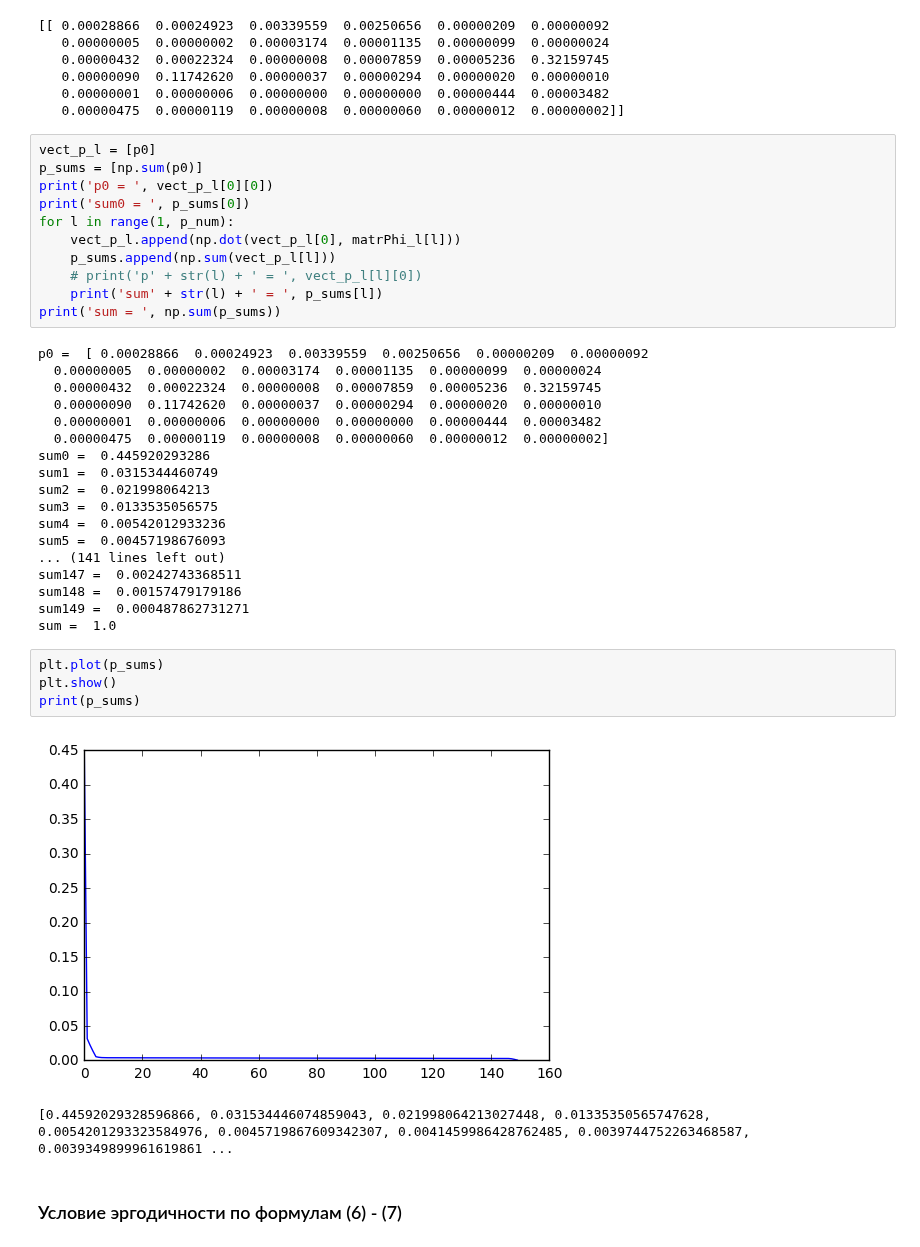
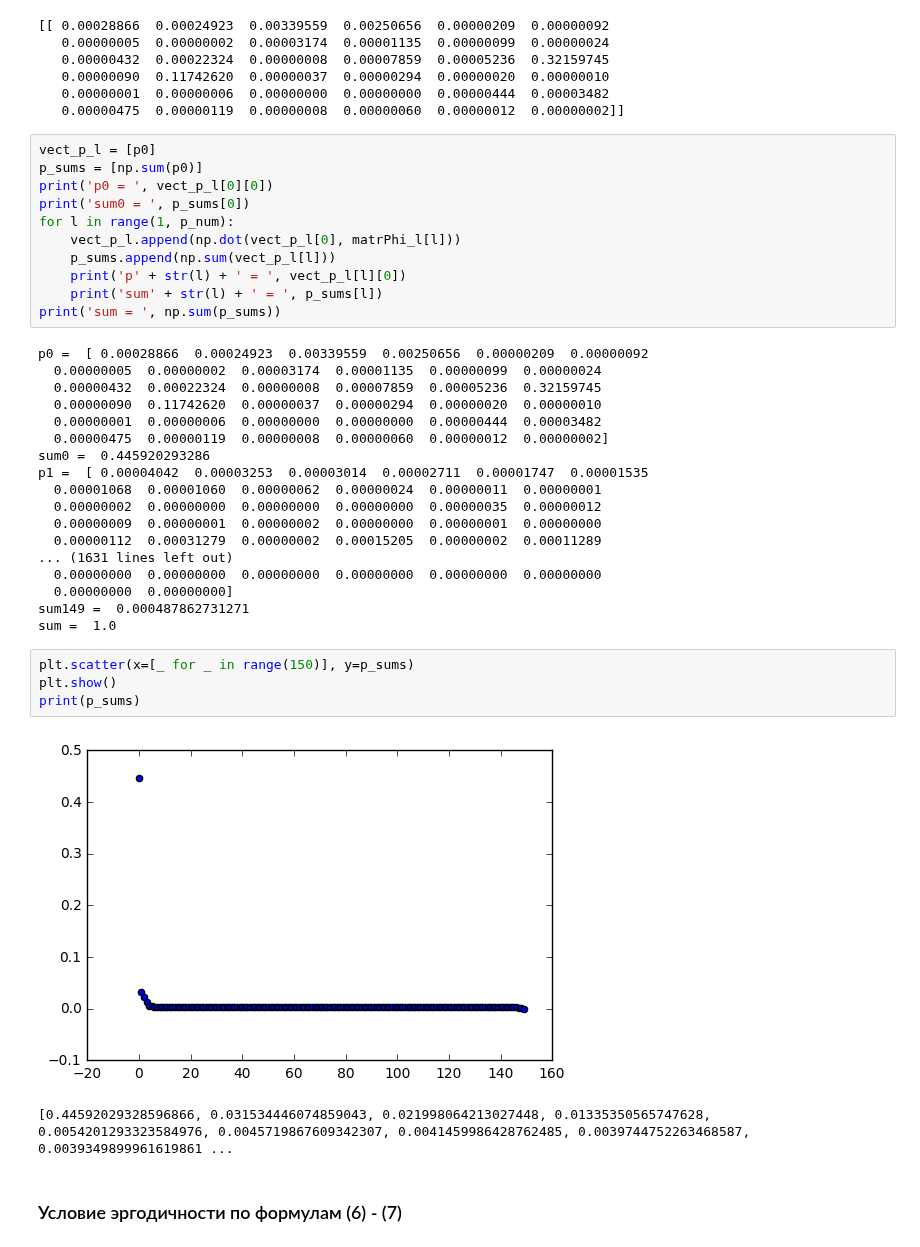
Before and after one commit to pishchynski/coursework3, a Jupyter notebook: notebook_cold.ipynb, the cells around one changed output. Cells and saved outputs as stored; diff of their text form.

```diff
--- a/notebook_cold.ipynb
+++ b/notebook_cold.ipynb
@@ -453,7 +453,7 @@ print('sum0 = ', p_sums[0])
 for l in range(1, p_num):
     vect_p_l.append(np.dot(vect_p_l[0], matrPhi_l[l]))
     p_sums.append(np.sum(vect_p_l[l]))
-    # print('p' + str(l) + ' = ', vect_p_l[l][0])
+    print('p' + str(l) + ' = ', vect_p_l[l][0])
     print('sum' + str(l) + ' = ', p_sums[l])
 print('sum = ', np.sum(p_sums))
 # %% [output]
@@ -464,22 +464,22 @@ p0 =  [ 0.00028866  0.00024923  0.00339559  0.00250656  0.00000209  0.00000092
   0.00000001  0.00000006  0.00000000  0.00000000  0.00000444  0.00003482
   0.00000475  0.00000119  0.00000008  0.00000060  0.00000012  0.00000002]
 sum0 =  0.445920293286
-sum1 =  0.0315344460749
-sum2 =  0.021998064213
-sum3 =  0.0133535056575
-sum4 =  0.00542012933236
-sum5 =  0.00457198676093
-... (141 lines left out)
-sum147 =  0.00242743368511
-sum148 =  0.00157479179186
+p1 =  [ 0.00004042  0.00003253  0.00003014  0.00002711  0.00001747  0.00001535
+  0.00001068  0.00001060  0.00000062  0.00000024  0.00000011  0.00000001
+  0.00000002  0.00000000  0.00000000  0.00000000  0.00000035  0.00000012
+  0.00000009  0.00000001  0.00000002  0.00000000  0.00000001  0.00000000
+  0.00000112  0.00031279  0.00000002  0.00015205  0.00000002  0.00011289
+... (1631 lines left out)
+  0.00000000  0.00000000  0.00000000  0.00000000  0.00000000  0.00000000
+  0.00000000  0.00000000]
 sum149 =  0.000487862731271
 sum =  1.0
 # %%
-plt.plot(p_sums)
+plt.scatter(x=[_ for _ in range(150)], y=p_sums)
 plt.show()
 print(p_sums)
 # %% [output]
-[figure, old version]
+[figure, new version]
 [0.44592029328596866, 0.031534446074859043, 0.021998064213027448, 0.01335350565747628, 0.0054201293323584976, 0.0045719867609342307, 0.0041459986428762485, 0.0039744752263468587, 0.0039349899961619861 ...
 # %% [markdown]
 ### Условие эргодичности по формулам (6) - (7)
```
Also changed, not shown: parts of 5 cells of this notebook, 1 other file.
